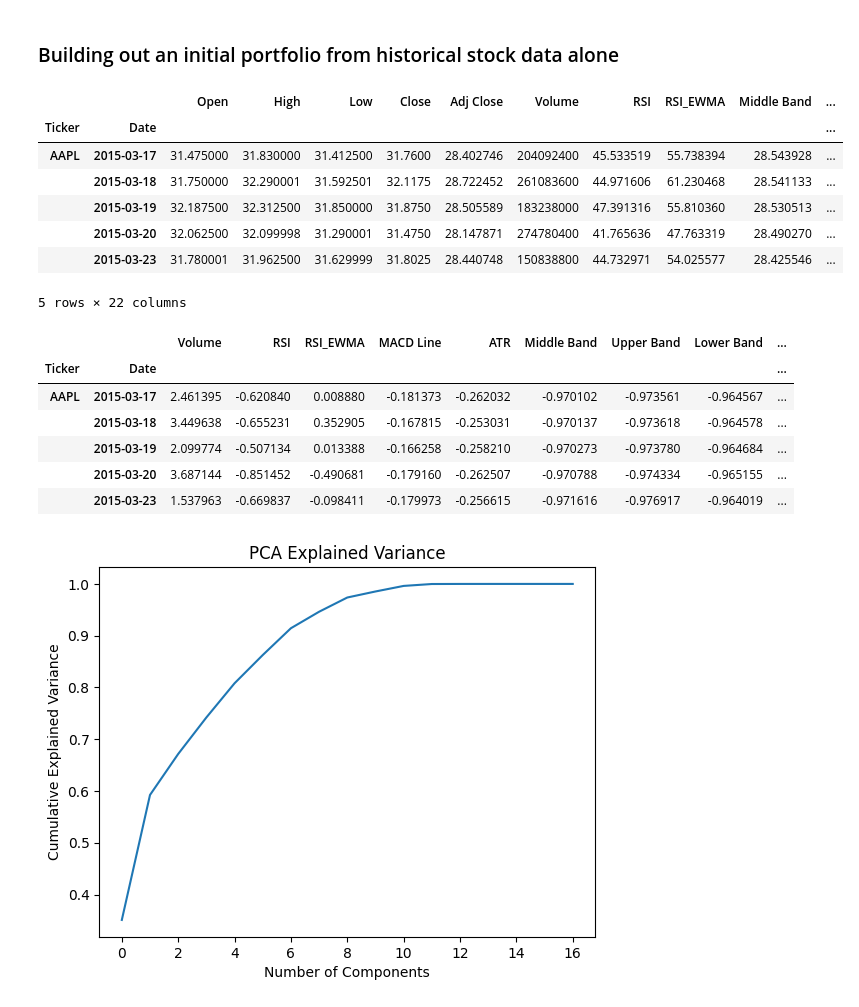
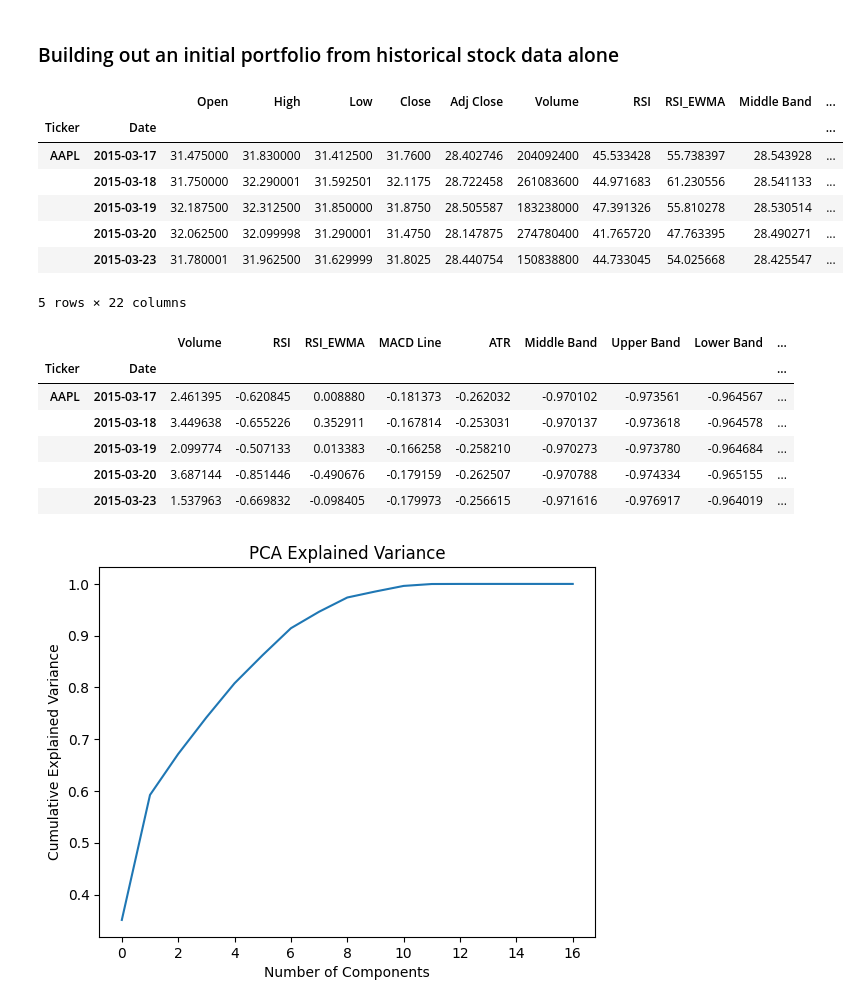
Before and after one commit to codyrosenzweig1/Quant_Trading_Basics_ML, a Jupyter notebook: Personal_Trading_Stratergy.ipynb, the cells around one changed output. Cells and saved outputs as stored; diff of their text form; code cells hidden in the pictures.

```diff
--- a/Personal_Trading_Stratergy.ipynb
+++ b/Personal_Trading_Stratergy.ipynb
@@ -801,21 +808,21 @@ quarterly_aggregated.head()
 # %% [markdown]
 ### Building out an initial portfolio from historical stock data alone
 # %%
-# df.rename(columns={('Bollinger', 'Middle Band'): 'Middle Band', ('Bollinger', 'Lower Band'): 'Lower Band', ('Bollinger', 'Upper Band'): 'Upper Band'}, inplace=True)
+df.rename(columns={('Bollinger', 'Middle Band'): 'Middle Band', ('Bollinger', 'Lower Band'): 'Lower Band', ('Bollinger', 'Upper Band'): 'Upper Band'}, inplace=True)
 
-## Dropping NA's
-# df = df.groupby('Ticker', group_keys=False).apply(lambda x: x.iloc[50:])
-# df.reset_index()
+# Dropping NA's
+df = df.groupby('Ticker', group_keys=False).apply(lambda x: x.iloc[50:])
+df.reset_index()
 
-# df.head()
+df.head()
 # %% [output]
 |  |  | Open | High | Low | Close | Adj Close | Volume | RSI | RSI_EWMA | Middle Band | ... |
 | Ticker | Date |  |  |  |  |  |  |  |  |  | ... |
-| AAPL | 2015-03-17 | 31.475000 | 31.830000 | 31.412500 | 31.7600 | 28.402746 | 204092400 | 45.533519 | 55.738394 | 28.543928 | ... |
-|  | 2015-03-18 | 31.750000 | 32.290001 | 31.592501 | 32.1175 | 28.722452 | 261083600 | 44.971606 | 61.230468 | 28.541133 | ... |
-|  | 2015-03-19 | 32.187500 | 32.312500 | 31.850000 | 31.8750 | 28.505589 | 183238000 | 47.391316 | 55.810360 | 28.530513 | ... |
-|  | 2015-03-20 | 32.062500 | 32.099998 | 31.290001 | 31.4750 | 28.147871 | 274780400 | 41.765636 | 47.763319 | 28.490270 | ... |
-|  | 2015-03-23 | 31.780001 | 31.962500 | 31.629999 | 31.8025 | 28.440748 | 150838800 | 44.732971 | 54.025577 | 28.425546 | ... |
+| AAPL | 2015-03-17 | 31.475000 | 31.830000 | 31.412500 | 31.7600 | 28.402746 | 204092400 | 45.533428 | 55.738397 | 28.543928 | ... |
+|  | 2015-03-18 | 31.750000 | 32.290001 | 31.592501 | 32.1175 | 28.722458 | 261083600 | 44.971683 | 61.230556 | 28.541133 | ... |
+|  | 2015-03-19 | 32.187500 | 32.312500 | 31.850000 | 31.8750 | 28.505587 | 183238000 | 47.391326 | 55.810278 | 28.530514 | ... |
+|  | 2015-03-20 | 32.062500 | 32.099998 | 31.290001 | 31.4750 | 28.147875 | 274780400 | 41.765720 | 47.763395 | 28.490271 | ... |
+|  | 2015-03-23 | 31.780001 | 31.962500 | 31.629999 | 31.8025 | 28.440754 | 150838800 | 44.733045 | 54.025668 | 28.425547 | ... |
 5 rows × 22 columns
 # %%
 from sklearn.preprocessing import StandardScaler
@@ -831,11 +838,11 @@ df_normalised.head()
 # %% [output]
 |  |  | Volume | RSI | RSI_EWMA | MACD Line | ATR | Middle Band | Upper Band | Lower Band | ... |
 | Ticker | Date |  |  |  |  |  |  |  |  | ... |
-| AAPL | 2015-03-17 | 2.461395 | -0.620840 | 0.008880 | -0.181373 | -0.262032 | -0.970102 | -0.973561 | -0.964567 | ... |
-|  | 2015-03-18 | 3.449638 | -0.655231 | 0.352905 | -0.167815 | -0.253031 | -0.970137 | -0.973618 | -0.964578 | ... |
-|  | 2015-03-19 | 2.099774 | -0.507134 | 0.013388 | -0.166258 | -0.258210 | -0.970273 | -0.973780 | -0.964684 | ... |
-|  | 2015-03-20 | 3.687144 | -0.851452 | -0.490681 | -0.179160 | -0.262507 | -0.970788 | -0.974334 | -0.965155 | ... |
-|  | 2015-03-23 | 1.537963 | -0.669837 | -0.098411 | -0.179973 | -0.256615 | -0.971616 | -0.976917 | -0.964019 | ... |
+| AAPL | 2015-03-17 | 2.461395 | -0.620845 | 0.008880 | -0.181373 | -0.262032 | -0.970102 | -0.973561 | -0.964567 | ... |
+|  | 2015-03-18 | 3.449638 | -0.655226 | 0.352911 | -0.167814 | -0.253031 | -0.970137 | -0.973618 | -0.964578 | ... |
+|  | 2015-03-19 | 2.099774 | -0.507133 | 0.013383 | -0.166258 | -0.258210 | -0.970273 | -0.973780 | -0.964684 | ... |
+|  | 2015-03-20 | 3.687144 | -0.851446 | -0.490676 | -0.179159 | -0.262507 | -0.970788 | -0.974334 | -0.965155 | ... |
+|  | 2015-03-23 | 1.537963 | -0.669832 | -0.098405 | -0.179973 | -0.256615 | -0.971616 | -0.976917 | -0.964019 | ... |
 # %%
 from sklearn.decomposition import PCA
 import matplotlib.pyplot as plt
```
Also changed, not shown: parts of 10 cells of this notebook.
